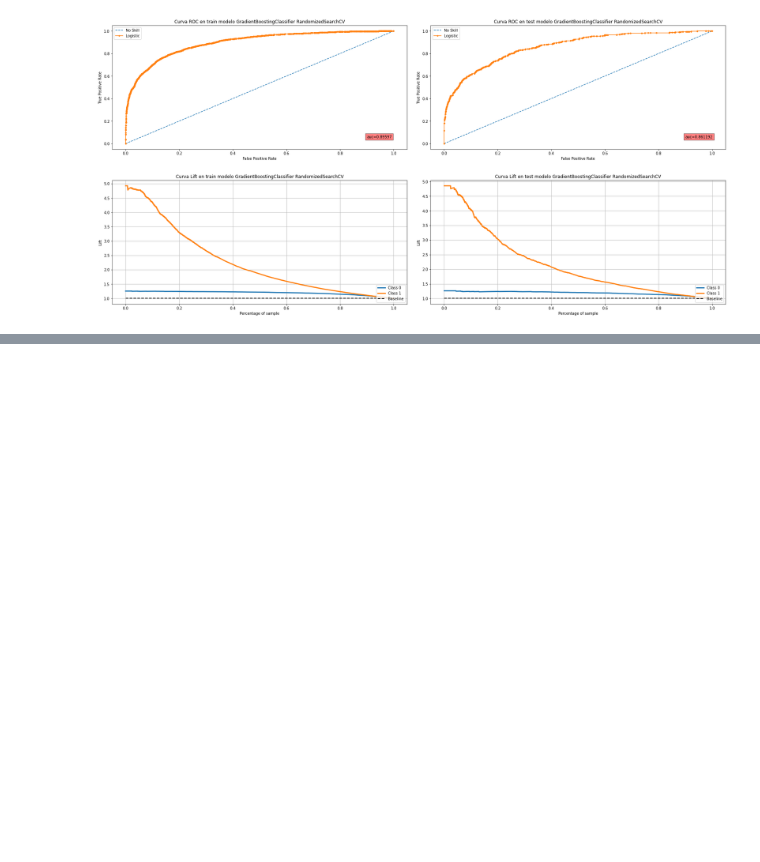
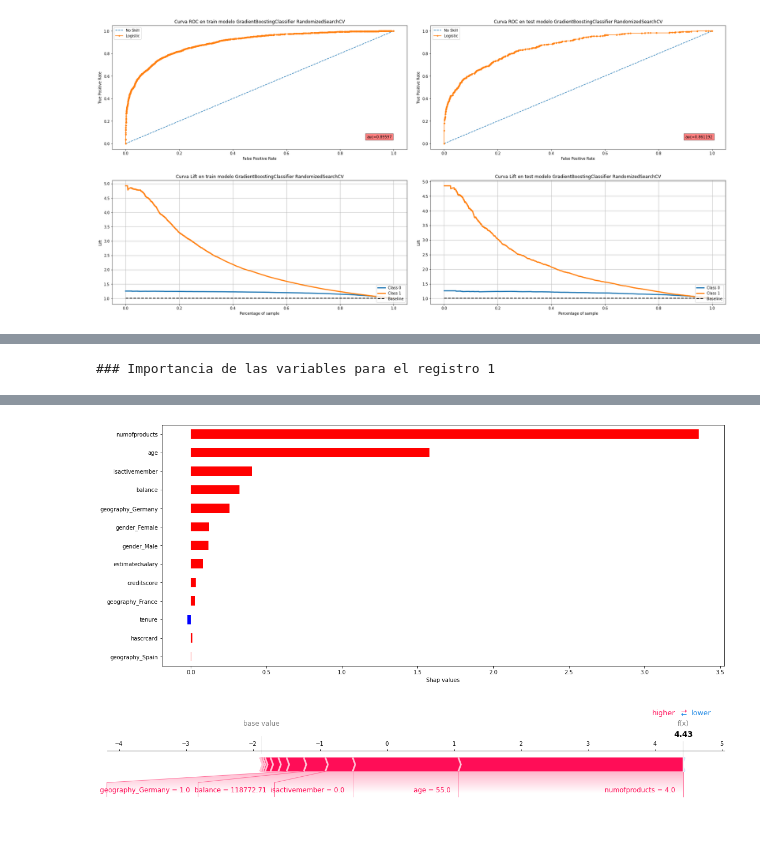
Before and after one commit to Sergi748/modelo_churn, a Jupyter notebook: churn_model.ipynb, the cells around one changed output, grey strips where cells are left out. Drawn from its saved outputs; the diff is of its cells as text; code cells hidden in the pictures; blank space fills up the shorter version.

```diff
--- a/churn_model.ipynb
+++ b/churn_model.ipynb
@@ -1,7 +1,10 @@
 # %%
+import shap
 import warnings
 import numpy as np
 import pandas as pd
+pd.set_option('display.max_columns', None)
+pd.set_option('display.max_rows', None)
 import xgboost as xgb
 import seaborn as sns
 from PIL import Image
@@ -653,0 +734,5 @@ plot_roc_lift(model_gradboosting_randsearch, 'GradientBoostingClassifier Randomi
+# %%
+# Obtenemos la explicatividad del registro con mayor score
+get_shap_plots(explainer, df_explain, 1, X_output, cols_exp, (18.2, 8))
+# %% [output]
+### Importancia de las variables para el registro 1
@@ -653,0 +741,2 @@ plot_roc_lift(model_gradboosting_randsearch, 'GradientBoostingClassifier Randomi
+[figure, added]
+[figure, added]
```
Also changed, not shown: parts of 17 cells of this notebook.
